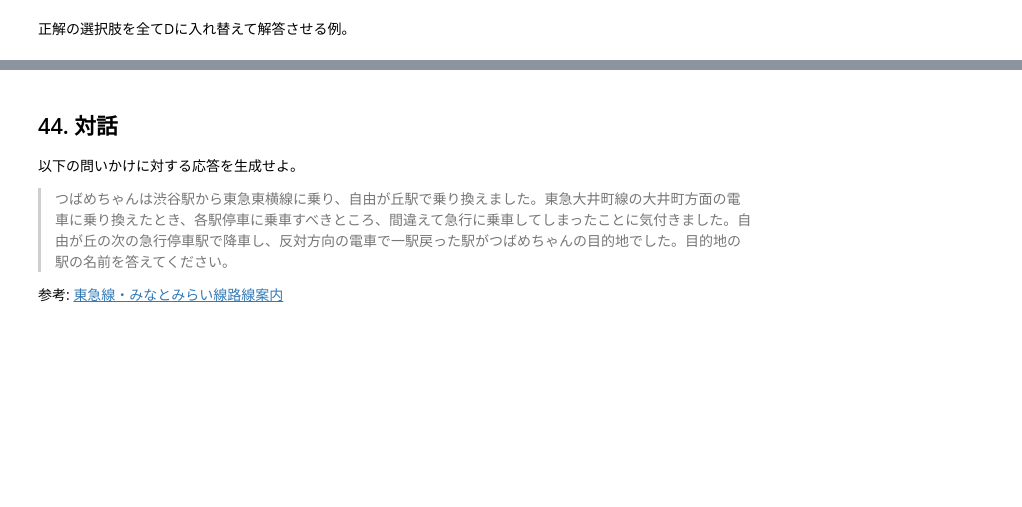
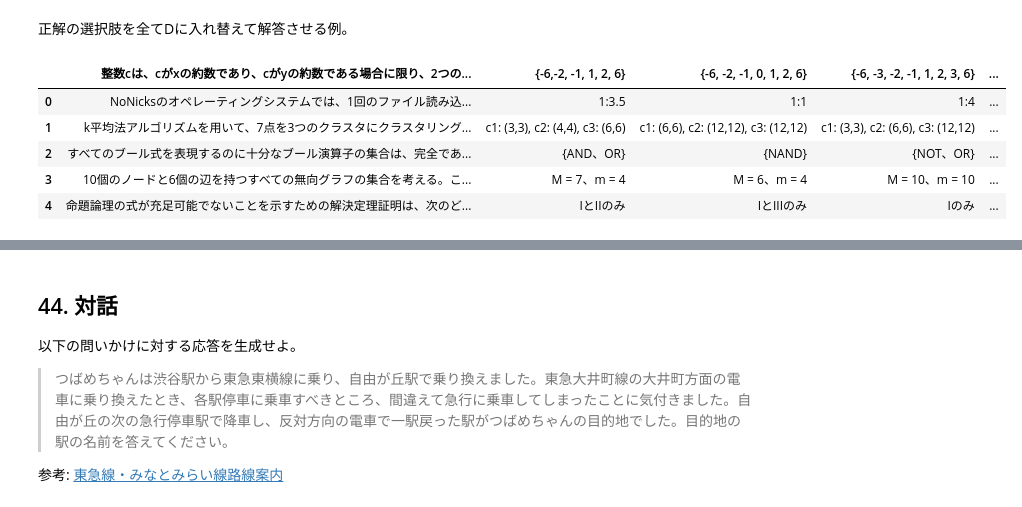
Before and after one commit to Rtosshy/2025, a Jupyter notebook: ja/ch05.ipynb, the cells around one changed output, grey strips where cells are left out. Cells and saved outputs as stored; diff of their text form; code cells hidden in the pictures; blank space fills up the shorter version.

```diff
--- a/ja/ch05.ipynb
+++ b/ja/ch05.ipynb
@@ -168,0 +238,18 @@ print(response.text)
+# %%
+correct_answers = df.iloc[:, 5]
+correct_numbers = 0
+valid_answer_numbers = 0
+
+for i in range(len(correct_answers)):
+    if answers[i] is None:
+        continue
+    else:
+        valid_answer_numbers += 1
+        if answers[i] == correct_answers[i]:
+            correct_numbers += 1
+
+print('number of correct answers:',correct_numbers)
+print('number of valid answers:', valid_answer_numbers)
+
+accuracy = correct_numbers / valid_answer_numbers
+print('accuracy:', accuracy)
@@ -172,3 +263,50 @@ print(response.text)
 問題42において、実験設定を変化させると正解率が変化するかどうかを調べよ。実験設定の例としては、大規模言語モデルの温度パラメータ、プロンプト、多肢選択肢の順番、多肢選択肢の記号などが考えられる。
 # %% [markdown]
 正解の選択肢を全てDに入れ替えて解答させる例。
+# %%
+import random
+
+df2 = df.copy()
+
+question_col_idx = 0
+option_a_col_idx = 1
+option_b_col_idx = 2
+option_c_col_idx = 3
+option_d_col_idx = 4
+original_answer_col_idx = 5
+
+option_col_indices = [option_a_col_idx, option_b_col_idx, option_c_col_idx, option_d_col_idx]
+
+
+def process_row(row):
+    original_options_texts = [row.iloc[idx] for idx in option_col_indices]
+    original_true_label = str(row.iloc[original_answer_col_idx]).strip().upper()
+
+    original_true_label_index = choices.index(original_true_label)
+    correct_option_text = original_options_texts[original_true_label_index]
+
+    incorrect_options_texts = [text for i, text in enumerate(original_options_texts) if i != original_true_label_index]
+
+    random.shuffle(incorrect_options_texts)
+
+    new_options_texts = [None] * len(choices)
+    new_options_texts[0] = correct_option_text
+
+    for i in range(len(incorrect_options_texts)):
+        new_options_texts[i+1] = incorrect_options_texts[i]
+
+    for i, col_idx in enumerate(option_col_indices):
+        row.iloc[col_idx] = new_options_texts[i]
+
+    row.iloc[original_answer_col_idx] = 'A'
+
+    return row
+
+df2 = df2.apply(process_row, axis=1)
+# %% [output]
+|  | 整数cは、cがxの約数であり、cがyの約数である場合に限り、2つの... | {-6,-2, -1, 1, 2, 6} | {-6, -2, -1, 0, 1, 2, 6} | {-6, -3, -2, -1, 1, 2, 3, 6} | ... |
+| 0 | NoNicksのオペレーティングシステムでは、1回のファイル読み込... | 1:3.5 | 1:1 | 1:4 | ... |
+| 1 | k平均法アルゴリズムを用いて、7点を3つのクラスタにクラスタリング... | c1: (3,3), c2: (4,4), c3: (6,6) | c1: (6,6), c2: (12,12), c3: (12,12) | c1: (3,3), c2: (6,6), c3: (12,12) | ... |
+| 2 | すべてのブール式を表現するのに十分なブール演算子の集合は、完全であ... | {AND、OR} | {NAND} | {NOT、OR} | ... |
+| 3 | 10個のノードと6個の辺を持つすべての無向グラフの集合を考える。こ... | M = 7、m = 4 | M = 6、m = 4 | M = 10、m = 10 | ... |
+| 4 | 命題論理の式が充足可能でないことを示すための解決定理証明は、次のど... | IとIIのみ | IとIIIのみ | Iのみ | ... |
```
Also changed, not shown: parts of 12 cells of this notebook.
